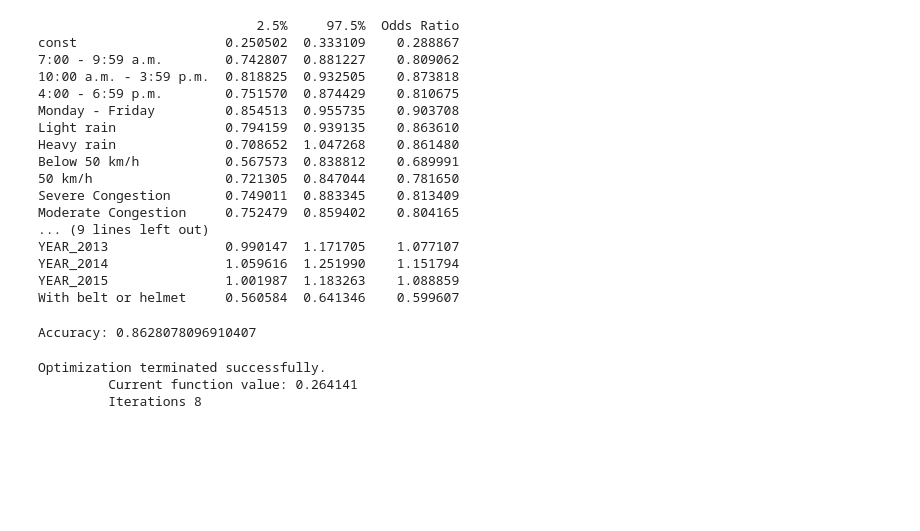
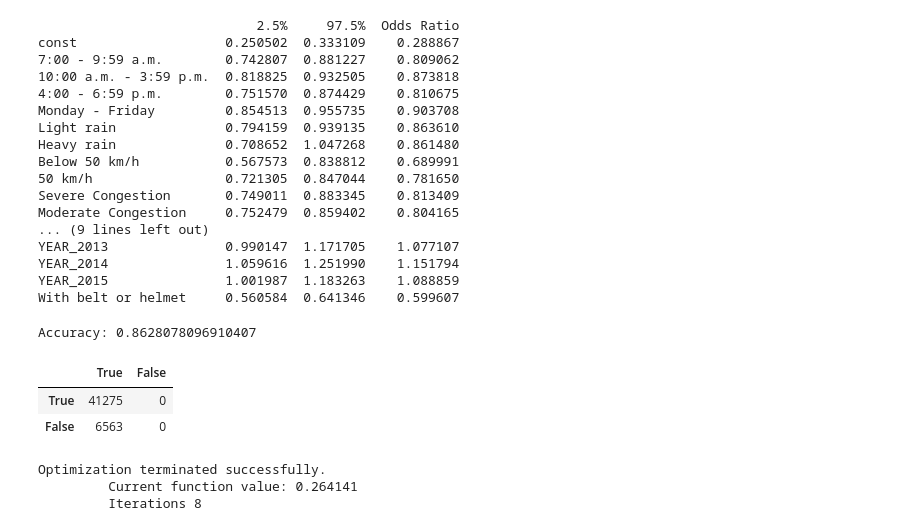
Before and after one commit to p768lwy3/HK_traffic, a Jupyter notebook: logit.ipynb, the cells around one changed output. Cells and saved outputs as stored; diff of their text form; code cells hidden in the pictures; blank space fills up the shorter version.

```diff
--- a/logit.ipynb
+++ b/logit.ipynb
@@ -666,6 +666,13 @@ print('Accuracy:', accuracy_score(
     y_driver, np.rint(m_driver.predict(p_driver, X_driver))))
 # %% [output]
 Accuracy: 0.8628078096910407
+# %%
+pd.DataFrame(confusion_matrix(y_driver, np.rint(m_driver.predict(p_driver, X_driver))),
+             index=['True', 'False'], columns=['True', 'False'])
+# %% [output]
+|  | True | False |
+| True | 41275 | 0 |
+| False | 6563 | 0 |
 # %%
 X_passen = sm.add_constant(X_passen)
 m_passen = sm.Logit(y_passen, X_passen)
```
Also changed, not shown: parts of 7 cells of this notebook.
